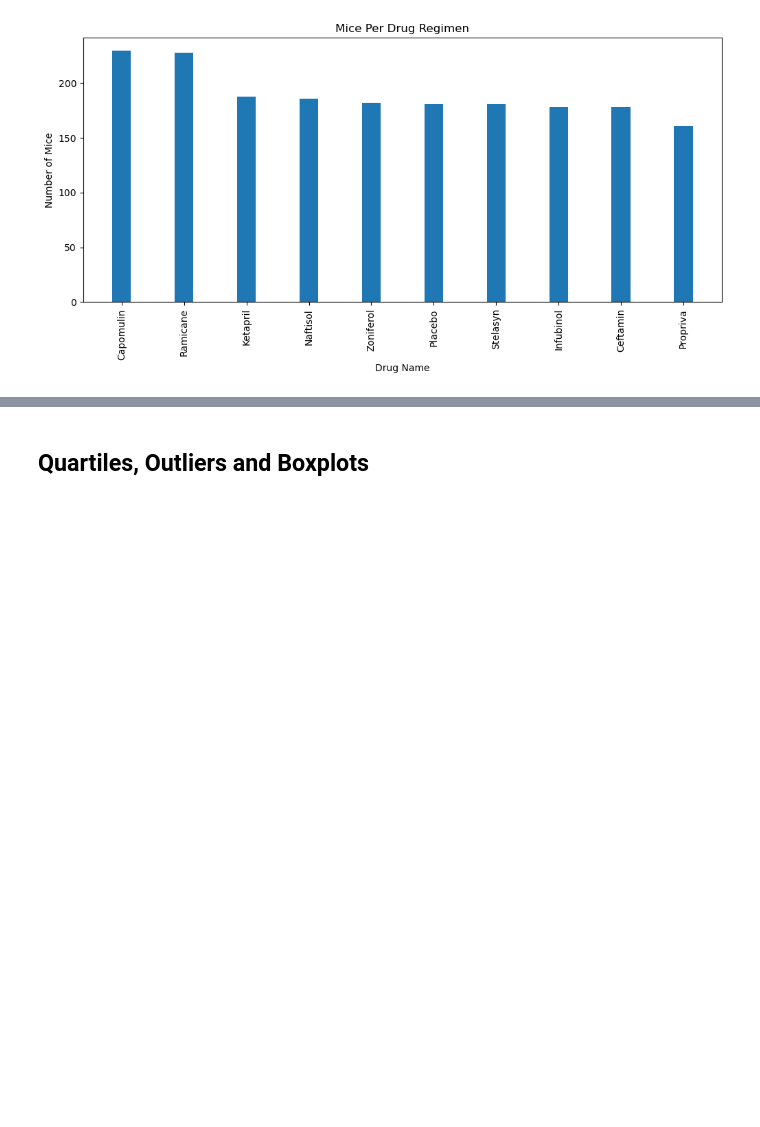
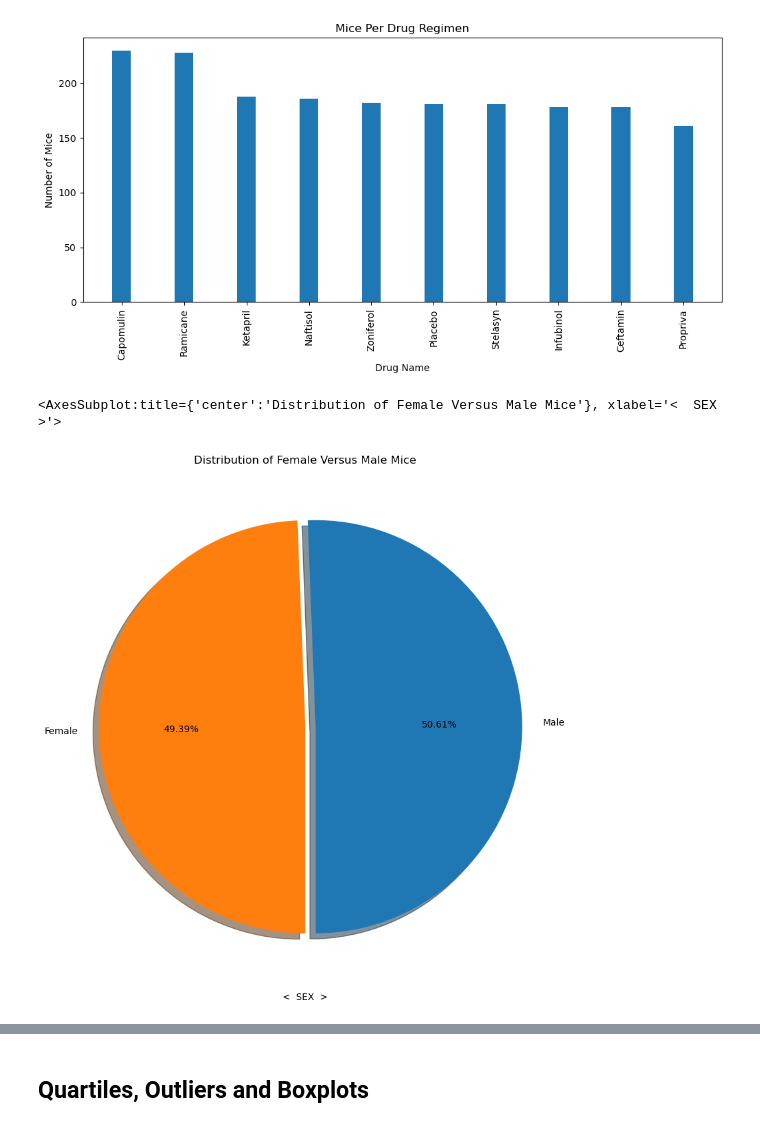
Before and after one commit to gusibis/challenge-5, a Jupyter notebook: pymaceuticals_starter.ipynb, the cells around one changed output, grey strips where cells are left out. Saved outputs shown, nothing was run; the diff lists cells and outputs as text; code cells hidden in the pictures; blank space fills up the shorter version.

```diff
--- a/pymaceuticals_starter.ipynb
+++ b/pymaceuticals_starter.ipynb
@@ -177,0 +175,11 @@ plt.show()
+# %%
+# Generate a pie plot showing the distribution of female versus male mice using Pandas #  https://www.python-graph-gallery.com/140-basic-pieplot-with-panda
+# https://pandas.pydata.org/docs/reference/api/pandas.DataFrame.plot.pie.html  https://stackoverflow.com/questions/6170246/how-do-i-use-matplotlib-autopct
+
+pandas_pie_plot = complete_data_df['Sex'].value_counts().plot(kind='pie',  figsize = (10, 15),  title='Distribution of Female Versus Male Mice', autopct='%.2f%%', explode= [0.05,0], shadow=True, startangle=270)
+pandas_pie_plot.set_xlabel("<  SEX  >")
+pandas_pie_plot.set_ylabel("")
+pandas_pie_plot
+# %% [output]
+<AxesSubplot:title={'center':'Distribution of Female Versus Male Mice'}, xlabel='<  SEX  >'>
+[figure, added]
```
Also changed, not shown: parts of 16 cells of this notebook.
